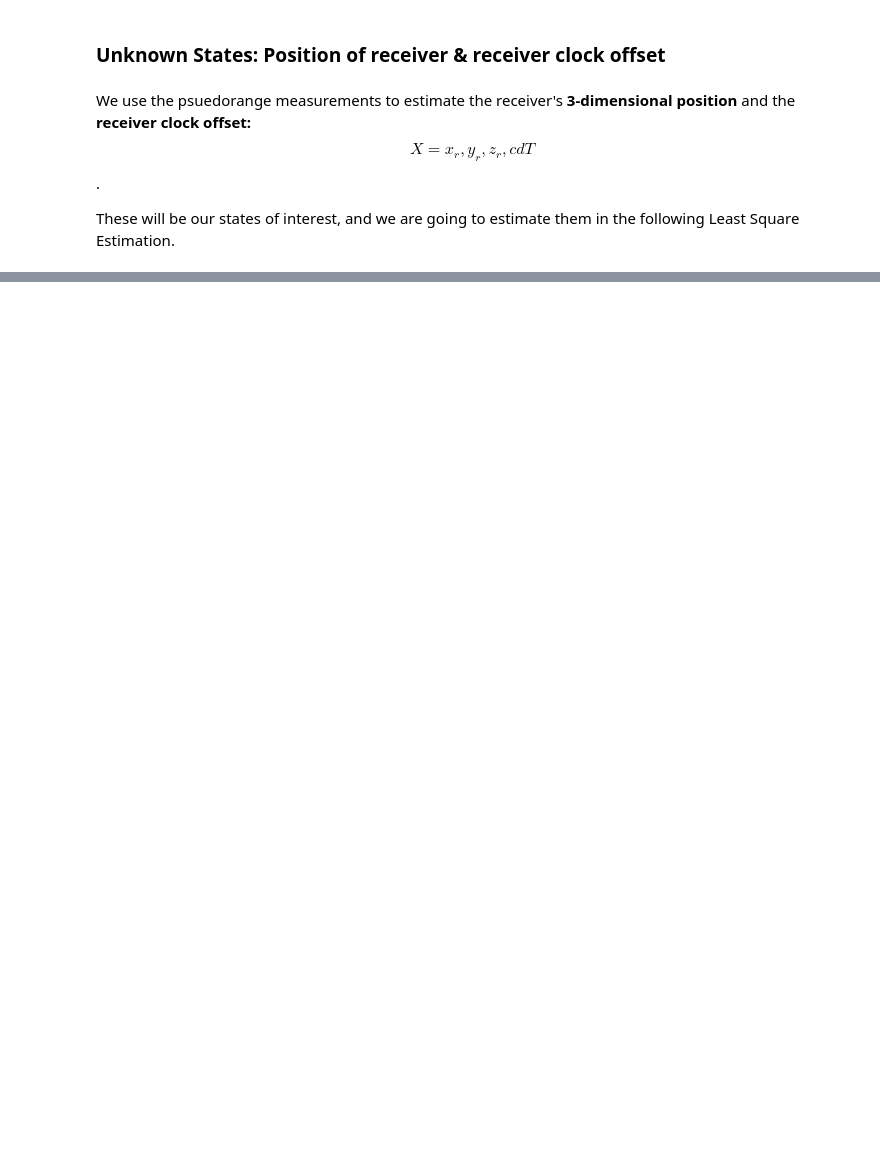
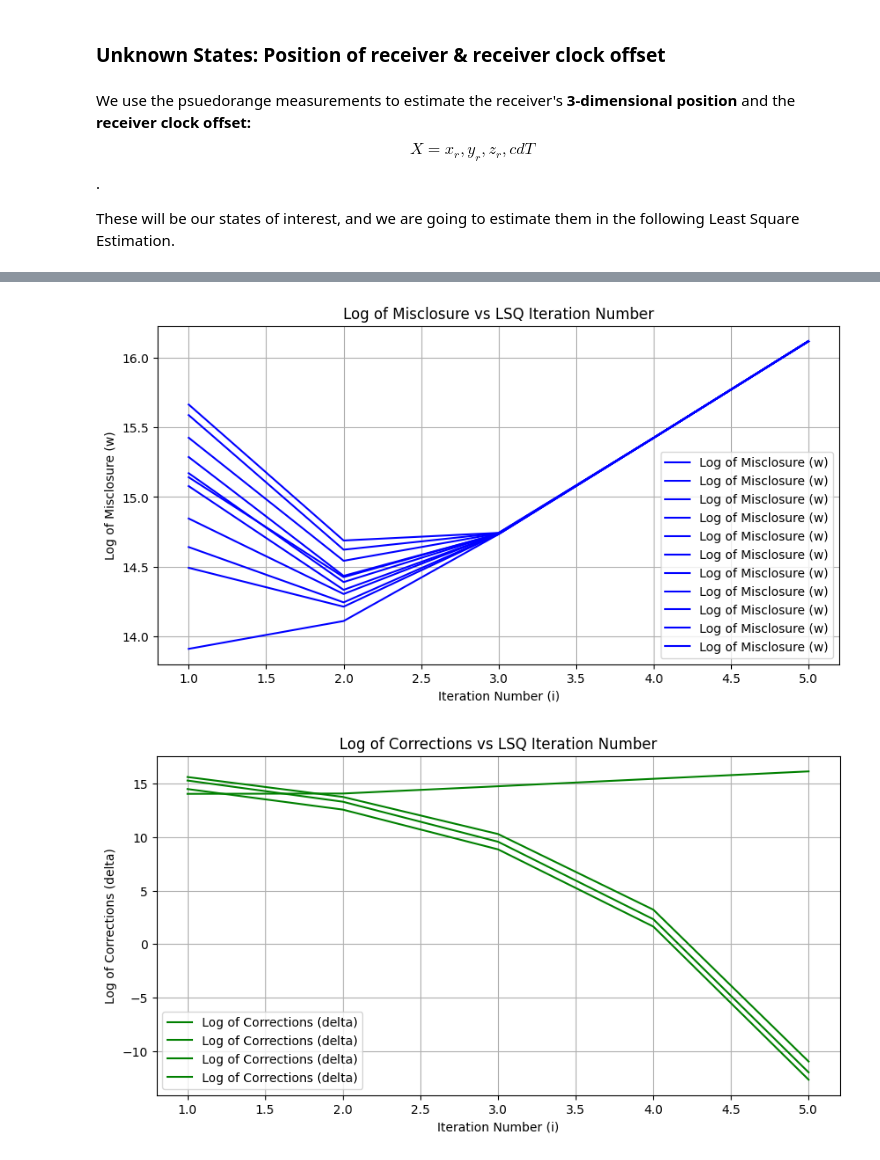
Before and after one commit to rbawah/engg680_2024_fall_group7, a Jupyter notebook: Lab_Assignment2/Assignment2.ipynb, the cells around one changed output, grey strips where cells are left out. Cells and saved outputs as stored; diff of their text form; code cells hidden in the pictures; blank space fills up the shorter version.

```diff
--- a/Lab_Assignment2/Assignment2.ipynb
+++ b/Lab_Assignment2/Assignment2.ipynb
@@ -315,7 +431,7 @@ P = #...
 # step 4
 # set the initial states as zeros:
 # (1 mark)
-x_0 = #...
+x_0 = np.zeros(4)
 # %%
 # step 5
 # GroundTruth coordiantes of the receiver
@@ -324,8 +440,8 @@ GroundTruth=np.array([-1633489.37967725,	-3651627.18250363,	4952481.61954918])
 # step 6
 # initialize the corrections array as ones, iteration loop counter i as zero and related arrays
 # (2 mark)
-delta = #...
-i = #...
+delta = np.ones(4)
+i = 0
 arr_w = []
 arr_delta=[]
 arr_err_pos = []
@@ -340,6 +456,7 @@ x_hat = x_0.copy()
 # (1 marks)
 def euclidean_norm(receiver_pos, satellite_pos):
   #...
+  distance = np.linalg.norm(satellite_pos - receiver_pos, axis=1)
   return distance
 # %%
 # step 8
@@ -347,8 +464,11 @@ def euclidean_norm(receiver_pos, satellite_pos):
 # the input of this funciton should be: estimated states array, satellites positions array and geometric distance array
 # the function should return an two-dimensional array which represents the design matrix A
 # (2 marks)
+
 def design_matrix(r_pos, s_pos, rho):
-  #...
+  receiver_pos = r_pos[:3]
+  A = (receiver_pos - s_pos) / rho[:, np.newaxis]
+  A = np.hstack([A, -np.ones((A.shape[0], 1))])
   return A
 # %%
 # step 9
@@ -430,14 +580,42 @@ after the LSE convergence to the console.
 # %%
 # step 12
 # Using the imported matplotlib, plot the following (3 marks in total). Make sure to include proper axes information, legend, grid lines and title.
 
+# arr_i = np.arange(1, len(arr_w) + 1)
+arr_i = np.array(arr_i)
+
 # 1. Plot log of the misclosure w against the LSQ iteration number i
 # (1 marks)
-
+plt.figure(figsize=(10, 5))
+plt.plot(arr_i, np.log(np.abs(arr_w)), label='Log of Misclosure (w)', color='blue')
+plt.xlabel('Iteration Number (i)')
+plt.ylabel('Log of Misclosure (w)')
+plt.title('Log of Misclosure vs LSQ Iteration Number')
+plt.grid(True)
+plt.legend()
+plt.show()
 
 # 2. Plot log of the corrections delta against the LSQ iteration number i
 # (1 marks)
-
+plt.figure(figsize=(10, 5))
+plt.plot(arr_i, np.log(np.abs(arr_delta)), label='Log of Corrections (delta)', color='green')
+plt.xlabel('Iteration Number (i)')
+plt.ylabel('Log of Corrections (delta)')
+plt.title('Log of Corrections vs LSQ Iteration Number')
+plt.grid(True)
+plt.legend()
+plt.show()
 
 # 3. Plot log of the 3D position errors against the LSQ iteration number i
 # (1 marks)
+plt.figure(figsize=(10, 5))
+plt.plot(arr_i, np.log(np.abs(arr_err_pos)), label='Log of 3D Position Errors', color='red')
+plt.xlabel('Iteration Number (i)')
+plt.ylabel('Log of 3D Position Errors')
+plt.title('Log of 3D Position Errors vs LSQ Iteration Number')
+plt.grid(True)
+plt.legend()
+plt.show()
+# %% [output]
+[figure, added]
+[figure, added]
```
Also changed, not shown: parts of 30 cells of this notebook, 1 other file.
